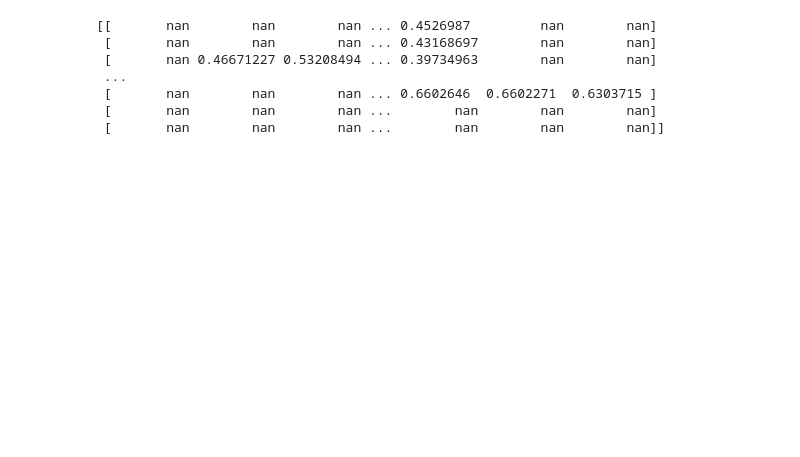
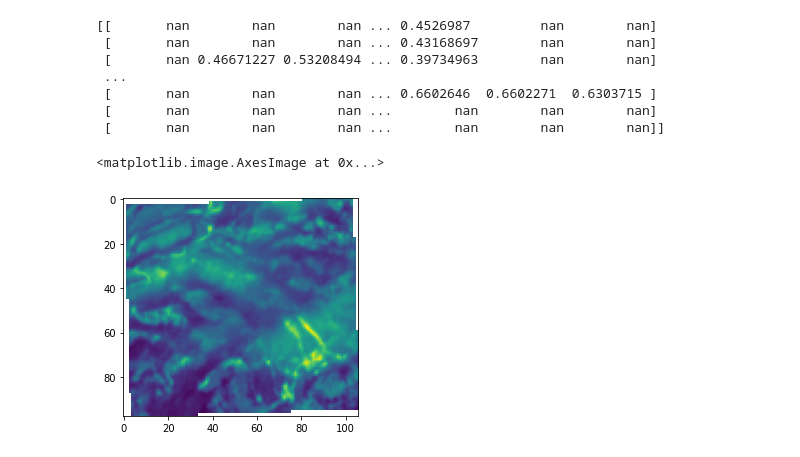
Before and after one commit to Kapil-bit/Raster-images-with-gdal, a Jupyter notebook: NDVI calculation.ipynb, the cells around one changed output. Saved outputs shown, nothing was run; the diff lists cells and outputs as text; code cells hidden in the pictures; blank space fills up the shorter version.

```diff
--- a/NDVI calculation.ipynb
+++ b/NDVI calculation.ipynb
@@ -16,3 +17,8 @@ print(ndvi)
  [       nan        nan        nan ... 0.6602646  0.6602271  0.6303715 ]
  [       nan        nan        nan ...        nan        nan        nan]
  [       nan        nan        nan ...        nan        nan        nan]]
+# %%
+plt.imshow(red)
+# %% [output]
+<matplotlib.image.AxesImage at 0x...>
+[figure, added]
```
Also changed, not shown: parts of 3 cells of this notebook.
